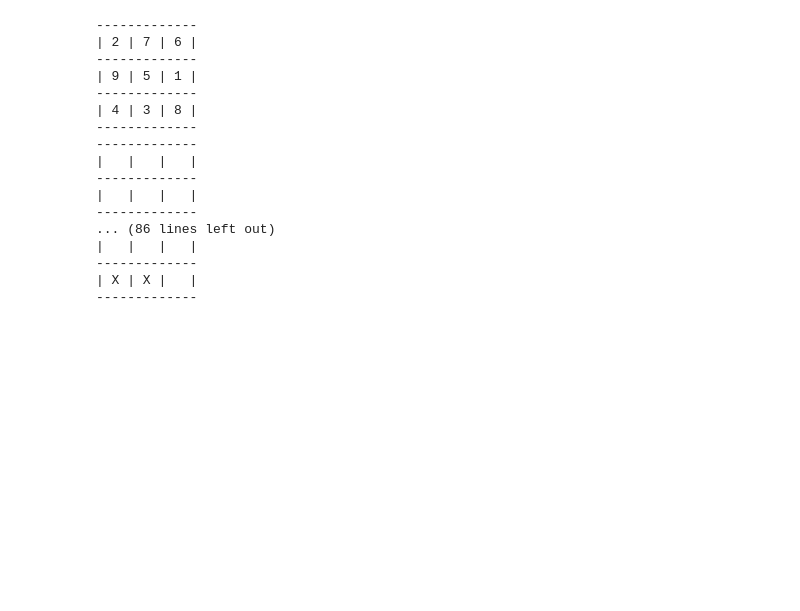
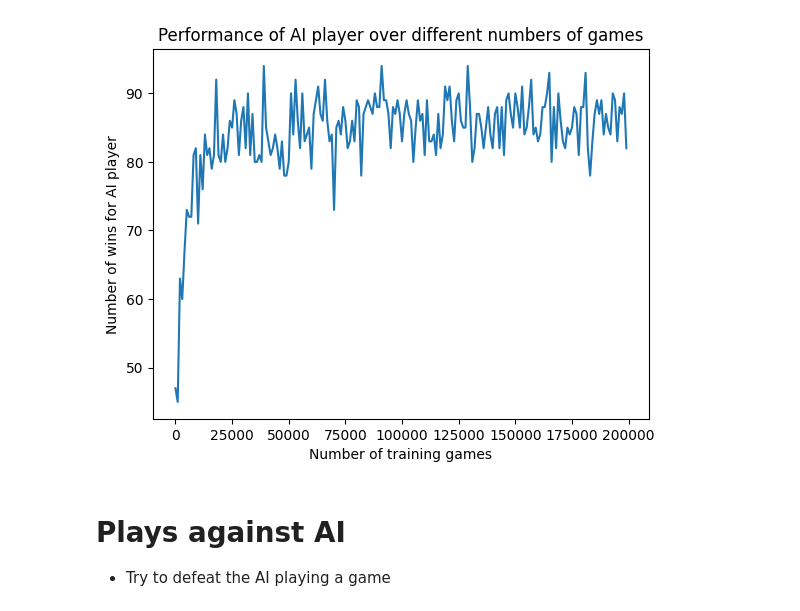
Before and after one commit to Nicocarad/ci23, a Jupyter notebook: Lab10/tic_tac_toe_final.ipynb, the cells around one changed output. Drawn from its saved outputs; the diff is of its cells as text; code cells hidden in the pictures; blank space fills up the shorter version.

```diff
--- a/Lab10/tic_tac_toe_final.ipynb
+++ b/Lab10/tic_tac_toe_final.ipynb
@@ -188,0 +248,6 @@ class QLearningPlayer(Player):
+# %%
+def trained_agent(p1, agent, num_games=200000):
+    for _ in tqdm(range(0, num_games)):
+        t = TicTacToe(p1, agent)
+        t.play_game()
+    return agent
@@ -189,14 +258,8 @@ class QLearningPlayer(Player):
 # %%
-def trained_agent(p1, agent, num_games=200000):
-    for i in range(0, num_games):
-        t = TicTacToe(p1, agent)
-        t.play_game()
-    return agent
-
 
 agent = trained_agent(RandomPlayer(), QLearningPlayer())
 p1 = RandomPlayer()
-agent.epsilon = 0
+agent.epsilon = 0 # remove randomness from the trained agent
 
 num_X = 0
 num_O = 0
@@ -222,27 +291,42 @@ Ties: 4
+# %%
+num_train_games_values = list(range(1, 200001, 1000))
+
+
+results = []
+for num in tqdm(num_train_games_values):
+    agent = trained_agent(RandomPlayer(), QLearningPlayer(), num)
+    p1 = RandomPlayer()
+    num_win = 0
+
+    for _ in range(100):
+
+        t = TicTacToe(p1, agent)
+        t.play_game()
+
+        if t.winner == "O":
+            num_win += 1
+    results.append(num_win)
+
+
+
+plt.plot(num_train_games_values, results)
+plt.xlabel('Number of training games')
+plt.ylabel('Number of wins for AI player')
+plt.title('Performance of AI player over different numbers of games')
+plt.show()
+# %% [output]
+[figure, added]
+# %% [markdown]
+# Plays against AI
+
+- Try to defeat the AI playing a game
 # %%
 human = Player()
 t = TicTacToe(human, agent, human_game=True)
+print("TIC TAC TOE")
 t.print_board_info()
-t.print_board()
+print("-------------------------------")
 
 t.play_game()
 print("Winner is: " + str(t.winner))
 t.print_board()
-# %% [output]
--------------
-| 2 | 7 | 6 |
--------------
-| 9 | 5 | 1 |
--------------
-| 4 | 3 | 8 |
--------------
--------------
-|   |   |   |
--------------
-|   |   |   |
--------------
-... (86 lines left out)
-|   |   |   |
--------------
-| X | X |   |
--------------
```
Also changed, not shown: parts of 11 cells of this notebook.
